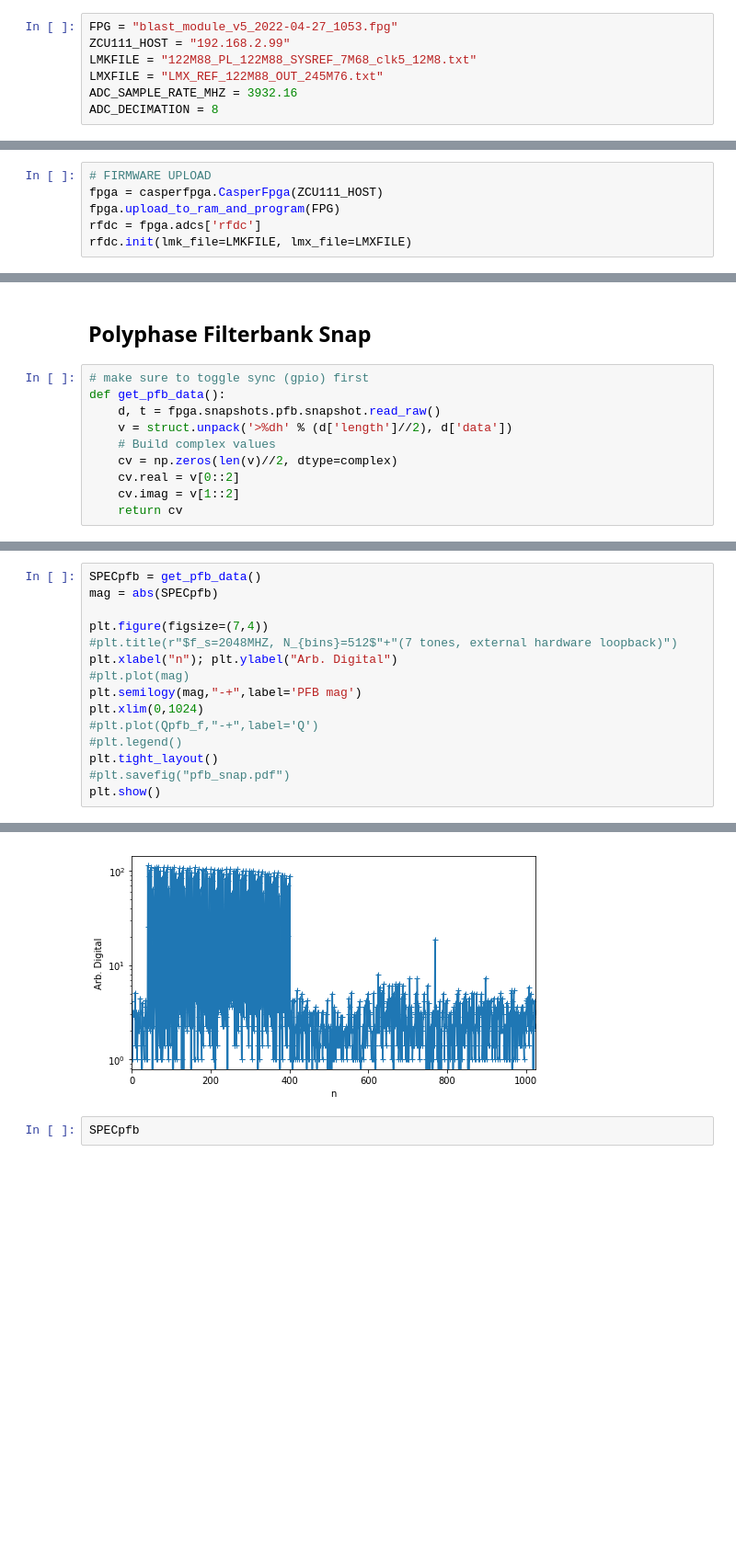
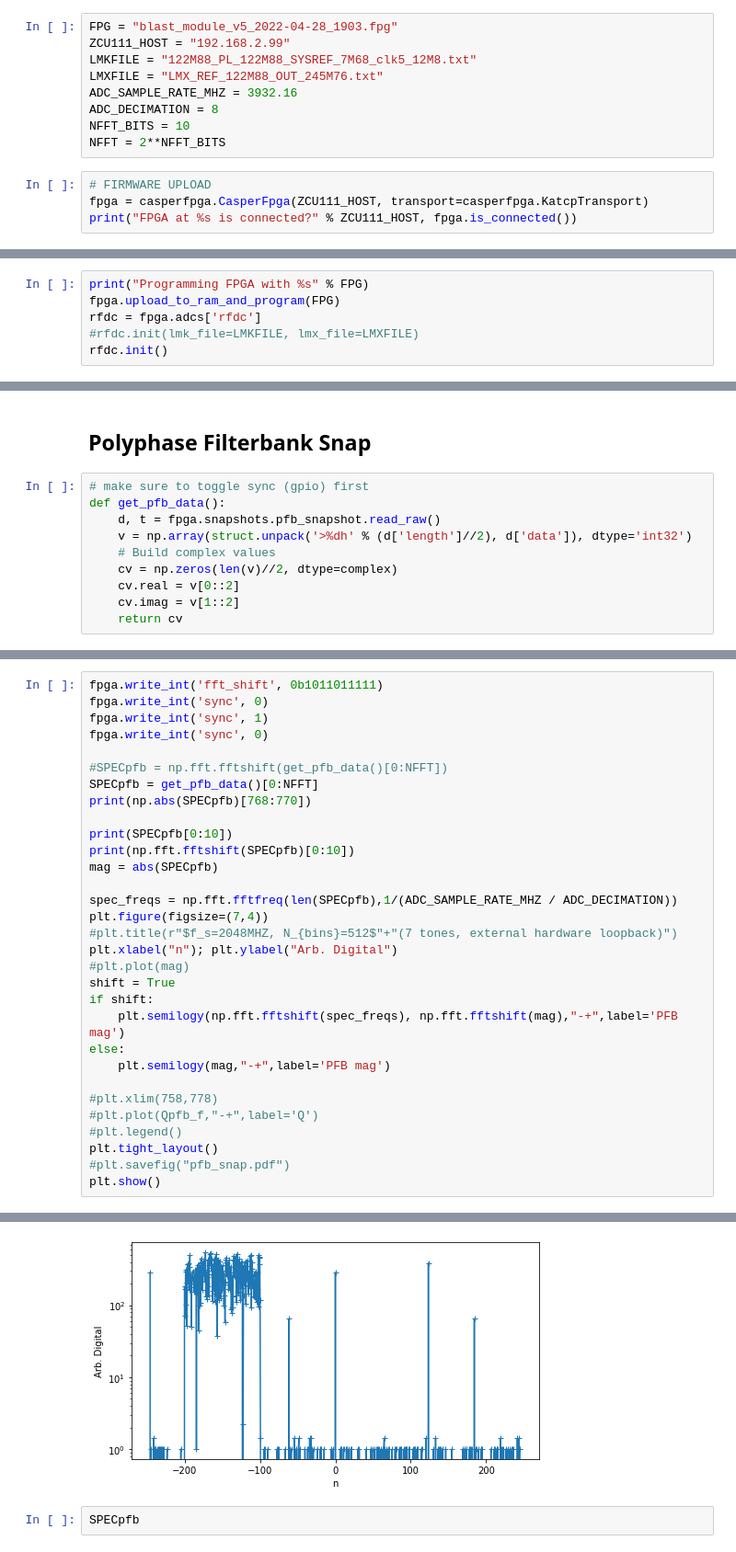
Before and after one commit to realtimeradio/umanc, a Jupyter notebook: souk/BLAST-Firmware-casperfpga.ipynb, the cells around one changed output, grey strips where cells are left out. Shown: that part at 92% size. Cells and saved outputs as stored; diff of their text form; blank space fills up the shorter version.

```diff
--- a/souk/BLAST-Firmware-casperfpga.ipynb
+++ b/souk/BLAST-Firmware-casperfpga.ipynb
@@ -17,7 +19,13 @@ ModuleNotFoundError: No module named 'casperfpga'
 # %%
-FPG = "blast_module_v5_2022-04-27_1053.fpg"
+FPG = "blast_module_v5_2022-04-28_1903.fpg"
 ZCU111_HOST = "192.168.2.99"
 LMKFILE = "122M88_PL_122M88_SYSREF_7M68_clk5_12M8.txt"
 LMXFILE = "LMX_REF_122M88_OUT_245M76.txt"
 ADC_SAMPLE_RATE_MHZ = 3932.16
 ADC_DECIMATION = 8
+NFFT_BITS = 10
+NFFT = 2**NFFT_BITS
+# %%
+# FIRMWARE UPLOAD
+fpga = casperfpga.CasperFpga(ZCU111_HOST, transport=casperfpga.KatcpTransport)
+print("FPGA at %s is connected?" % ZCU111_HOST, fpga.is_connected())
@@ -24,6 +34,6 @@ ADC_DECIMATION = 8
 # %%
-# FIRMWARE UPLOAD
-fpga = casperfpga.CasperFpga(ZCU111_HOST)
+print("Programming FPGA with %s" % FPG)
 fpga.upload_to_ram_and_program(FPG)
 rfdc = fpga.adcs['rfdc']
-rfdc.init(lmk_file=LMKFILE, lmx_file=LMXFILE)
+#rfdc.init(lmk_file=LMKFILE, lmx_file=LMXFILE)
+rfdc.init()
@@ -328,8 +407,8 @@ plt.show()
 # %%
 # make sure to toggle sync (gpio) first
 def get_pfb_data():
-    d, t = fpga.snapshots.pfb.snapshot.read_raw()
-    v = struct.unpack('>%dh' % (d['length']//2), d['data'])
+    d, t = fpga.snapshots.pfb_snapshot.read_raw()
+    v = np.array(struct.unpack('>%dh' % (d['length']//2), d['data']), dtype='int32')
     # Build complex values
     cv = np.zeros(len(v)//2, dtype=complex)
     cv.real = v[0::2]
@@ -338,13 +424,29 @@ def get_pfb_data():
 # %%
-SPECpfb = get_pfb_data()
+fpga.write_int('fft_shift', 0b1011011111)
+fpga.write_int('sync', 0)
+fpga.write_int('sync', 1)
+fpga.write_int('sync', 0)
+
+#SPECpfb = np.fft.fftshift(get_pfb_data()[0:NFFT])
+SPECpfb = get_pfb_data()[0:NFFT]
+print(np.abs(SPECpfb)[768:770])
+
+print(SPECpfb[0:10])
+print(np.fft.fftshift(SPECpfb)[0:10])
 mag = abs(SPECpfb)
 
+spec_freqs = np.fft.fftfreq(len(SPECpfb),1/(ADC_SAMPLE_RATE_MHZ / ADC_DECIMATION))
 plt.figure(figsize=(7,4))
 #plt.title(r"$f_s=2048MHZ, N_{bins}=512$"+"(7 tones, external hardware loopback)")
 plt.xlabel("n"); plt.ylabel("Arb. Digital")
 #plt.plot(mag)
-plt.semilogy(mag,"-+",label='PFB mag')
-plt.xlim(0,1024)
+shift = True
+if shift:
+    plt.semilogy(np.fft.fftshift(spec_freqs), np.fft.fftshift(mag),"-+",label='PFB mag')
+else:
+    plt.semilogy(mag,"-+",label='PFB mag')
+
+#plt.xlim(758,778)
 #plt.plot(Qpfb_f,"-+",label='Q')
 #plt.legend()
 plt.tight_layout()
@@ -354,4 +461,4 @@ plt.show()
-[figure, old version]
+[figure, new version]
 # %%
 SPECpfb
 # %%
```
Also changed, not shown: parts of 13 cells of this notebook.
